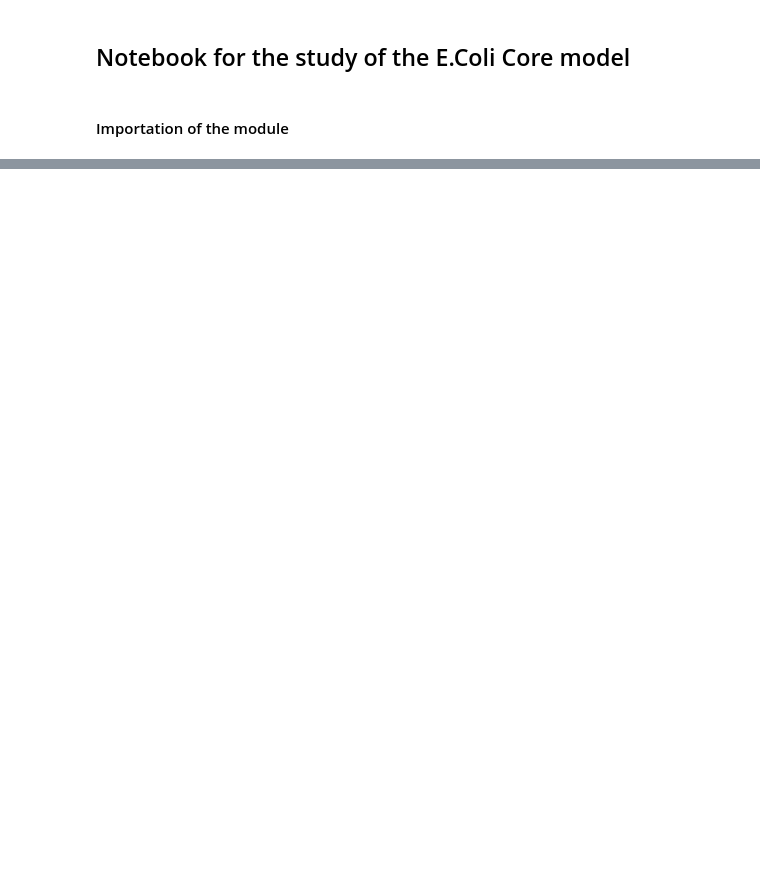
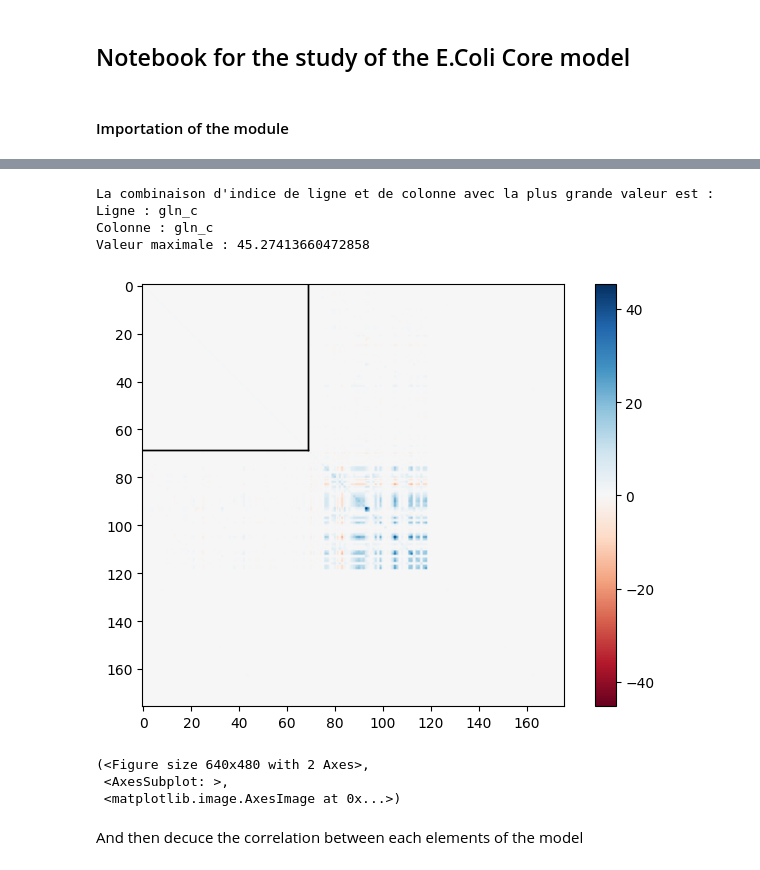
Before and after one commit to tuturax/BadAss, a Jupyter notebook: Notebooks/E_Coli_Core.ipynb, the cells around one changed output, grey strips where cells are left out. Saved outputs shown, nothing was run; the diff lists cells and outputs as text; code cells hidden in the pictures; blank space fills up the shorter version.

```diff
--- a/Notebooks/E_Coli_Core.ipynb
+++ b/Notebooks/E_Coli_Core.ipynb
@@ -165,0 +10,6 @@ builder
+# %%
+model = MODEL()
+
+SBTab_file = "../Exemples/SBTab/Model.tsv"
+
+model.read_SBtab(filepath=SBTab_file)
@@ -165,0 +19,9 @@ builder
+# %%
+model.enzymes.add_to_all_reaction()
+model.parameters.add_enzymes()
+
+model.parameters.add_externals()
+
+model.elasticity.s.half_satured()
+
+model.parameters.remove("Temperature")
@@ -165,0 +41,3 @@ builder
+# %%
+model.enzymes.add_to_all_reaction()
+model.parameters.add_enzymes()
@@ -165,0 +62,28 @@ builder
+# %%
+df = model.covariance
+
+# Trouver l'indice de ligne et la colonne avec la valeur maximale
+max_value_index = df.values.argmax()
+max_row, max_col = divmod(max_value_index, len(df.columns))
+max_value = df.values.max()
+
+
+# Afficher les résultats
+print("La combinaison d'indice de ligne et de colonne avec la plus grande valeur est :")
+print("Ligne :", df.index[max_row])
+print("Colonne :", df.columns[max_col])
+print("Valeur maximale :", max_value)
+# %% [output]
+La combinaison d'indice de ligne et de colonne avec la plus grande valeur est :
+Ligne : gln_c
+Colonne : gln_c
+Valeur maximale : 45.27413660472858
+# %%
+model.plot(result="cov")
+# %% [output]
+[figure, added]
+(<Figure size 640x480 with 2 Axes>,
+ <AxesSubplot: >,
+ <matplotlib.image.AxesImage at 0x...>)
+# %% [markdown]
+And then decuce the correlation between each elements of the model
```
Also changed, not shown: parts of 41 cells of this notebook, 11 other files.
